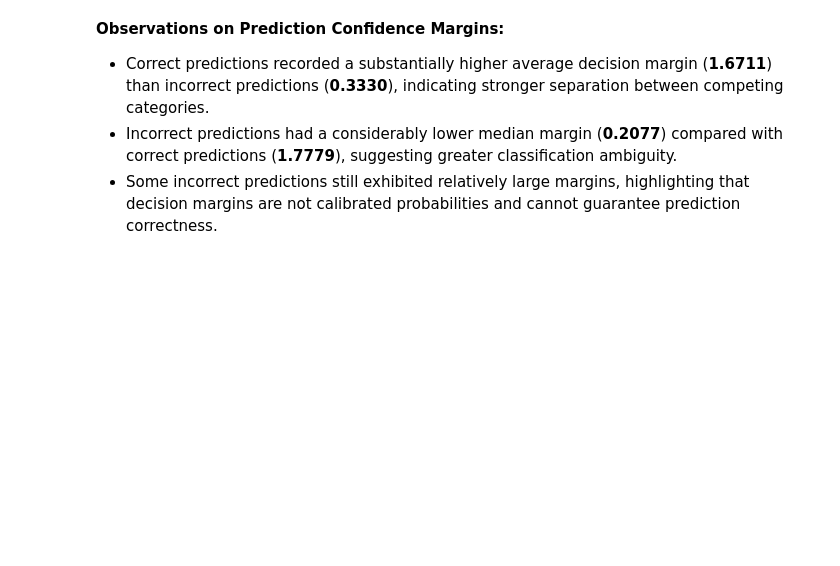
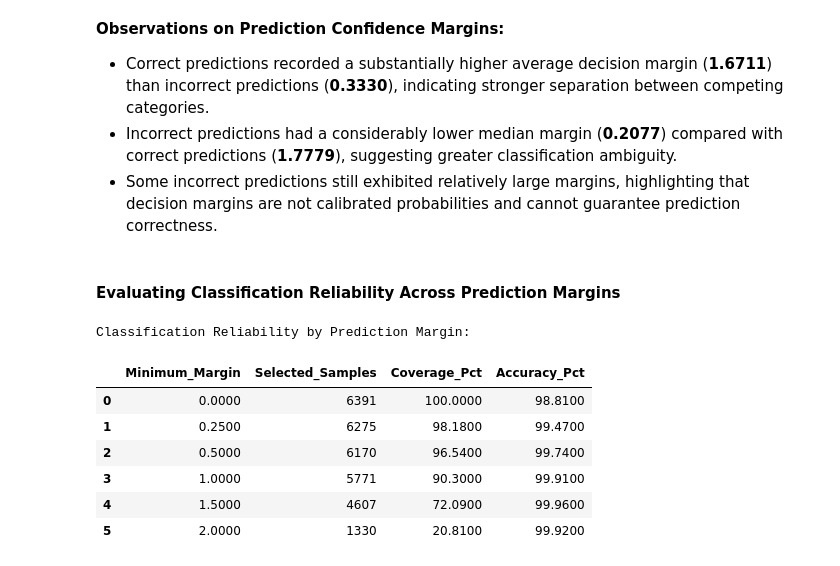
Before and after one commit to TejasMJ/Product-Taxonomy-Intelligence, a Jupyter notebook: notebooks/06_model_evaluation.ipynb, the cells around one changed output. Cells and saved outputs as stored; diff of their text form; code cells hidden in the pictures; blank space fills up the shorter version.

```diff
--- a/notebooks/06_model_evaluation.ipynb
+++ b/notebooks/06_model_evaluation.ipynb
@@ -896,3 +896,58 @@ Prediction Margin Summary:
 - Correct predictions recorded a substantially higher average decision margin (**1.6711**) than incorrect predictions (**0.3330**), indicating stronger separation between competing categories.
 - Incorrect predictions had a considerably lower median margin (**0.2077**) compared with correct predictions (**1.7779**), suggesting greater classification ambiguity.
 - Some incorrect predictions still exhibited relatively large margins, highlighting that decision margins are not calibrated probabilities and cannot guarantee prediction correctness.
+# %% [markdown]
+#### Evaluating Classification Reliability Across Prediction Margins
+# %%
+# Defining minimum prediction margin thresholds
+margin_thresholds = [0.0, 0.25, 0.50, 1.00, 1.50, 2.00]
+
+# Calculating performance at each threshold
+margin_reliability_records = []
+
+for threshold in margin_thresholds:
+
+    selected_mask = (
+        prediction_analysis_df["Prediction_Margin"] >= threshold
+    )
+
+    selected_samples = prediction_analysis_df.loc[selected_mask]
+
+    total_selected = len(selected_samples)
+
+    correct_selected = (
+        selected_samples["Correct_Prediction"].sum()
+    )
+
+    accuracy = (
+        correct_selected / total_selected
+        if total_selected > 0 else np.nan
+    )
+
+    coverage = (
+        total_selected / len(prediction_analysis_df)
+    )
+
+    margin_reliability_records.append({
+        "Minimum_Margin": threshold,
+        "Selected_Samples": total_selected,
+        "Coverage_Pct": coverage * 100,
+        "Accuracy_Pct": accuracy * 100
+    })
+
+# Creating reliability summary
+margin_reliability_df = pd.DataFrame(
+    margin_reliability_records
+)
+
+print("Classification Reliability by Prediction Margin:")
+display(margin_reliability_df.round(2))
+# %% [output]
+Classification Reliability by Prediction Margin:
+|  | Minimum_Margin | Selected_Samples | Coverage_Pct | Accuracy_Pct |
+| 0 | 0.0000 | 6391 | 100.0000 | 98.8100 |
+| 1 | 0.2500 | 6275 | 98.1800 | 99.4700 |
+| 2 | 0.5000 | 6170 | 96.5400 | 99.7400 |
+| 3 | 1.0000 | 5771 | 90.3000 | 99.9100 |
+| 4 | 1.5000 | 4607 | 72.0900 | 99.9600 |
+| 5 | 2.0000 | 1330 | 20.8100 | 99.9200 |
```
Also changed, not shown: parts of 7 cells of this notebook.
